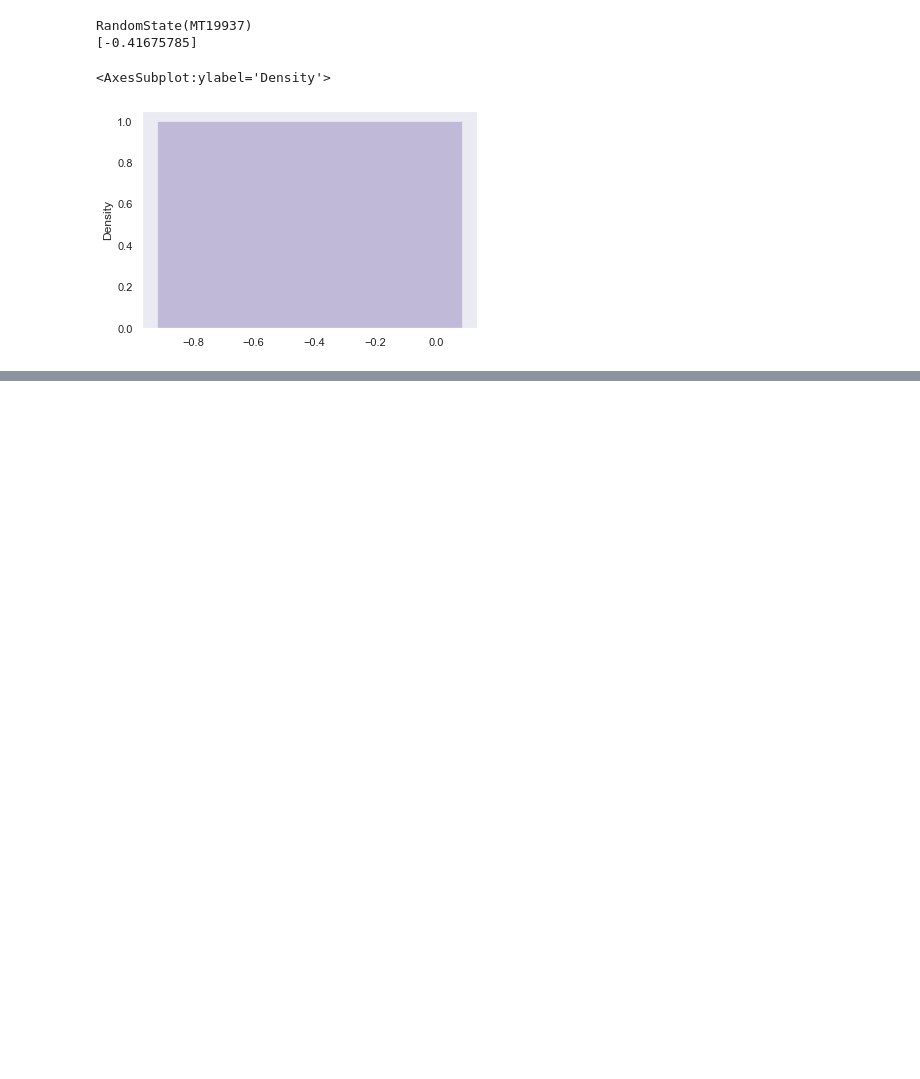
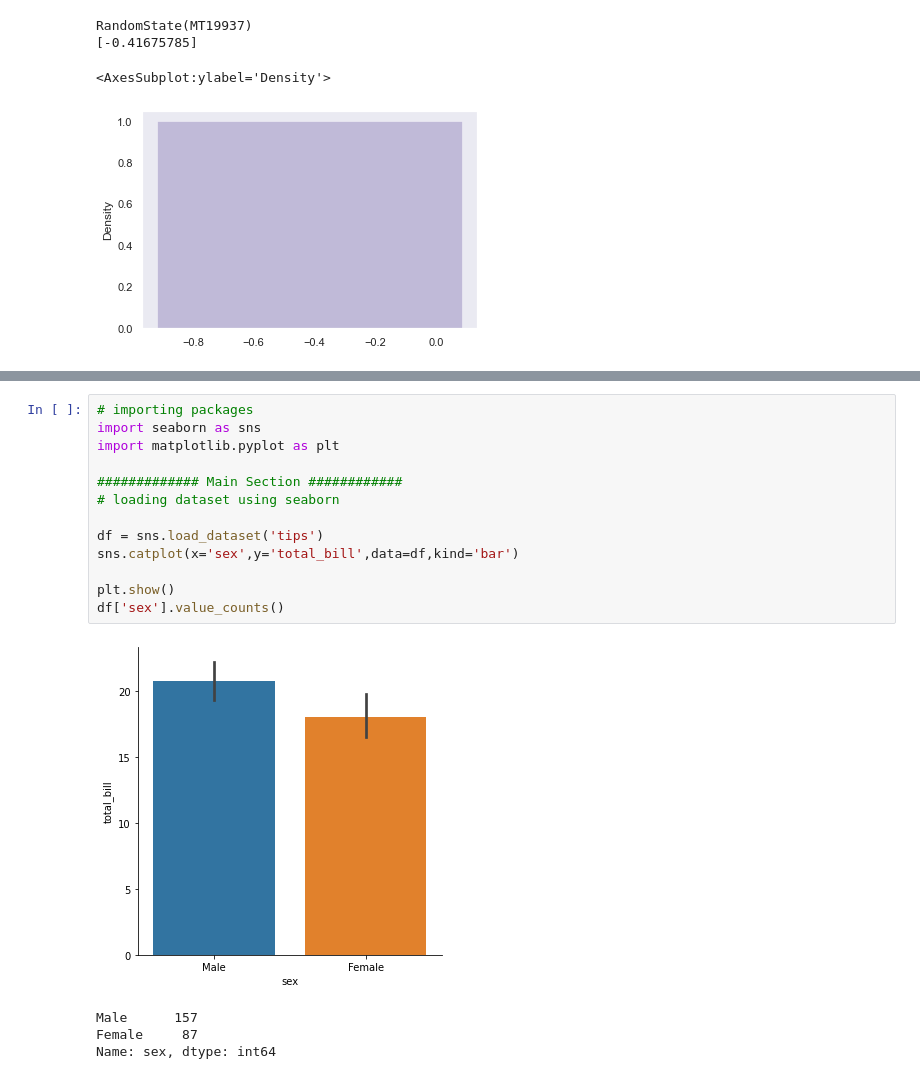
Before and after one commit to gayazahamed/python, a Jupyter notebook: PythonJupitorTest/SeabornTest.ipynb, the cells around one changed output, grey strips where cells are left out. Saved outputs shown, nothing was run; the diff lists cells and outputs as text; blank space fills up the shorter version.

```diff
--- a/PythonJupitorTest/SeabornTest.ipynb
+++ b/PythonJupitorTest/SeabornTest.ipynb
@@ -27,0 +74,18 @@ RandomState(MT19937)
+# %%
+# importing packages
+import seaborn as sns
+import matplotlib.pyplot as plt
+
+############# Main Section ############
+# loading dataset using seaborn
+
+df = sns.load_dataset('tips')
+sns.catplot(x='sex',y='total_bill',data=df,kind='bar')
+
+plt.show()
+df['sex'].value_counts()
+# %% [output]
+[figure, added]
+Male      157
+Female     87
+Name: sex, dtype: int64
```
Also changed, not shown: parts of 9 cells of this notebook, 10 other files.
